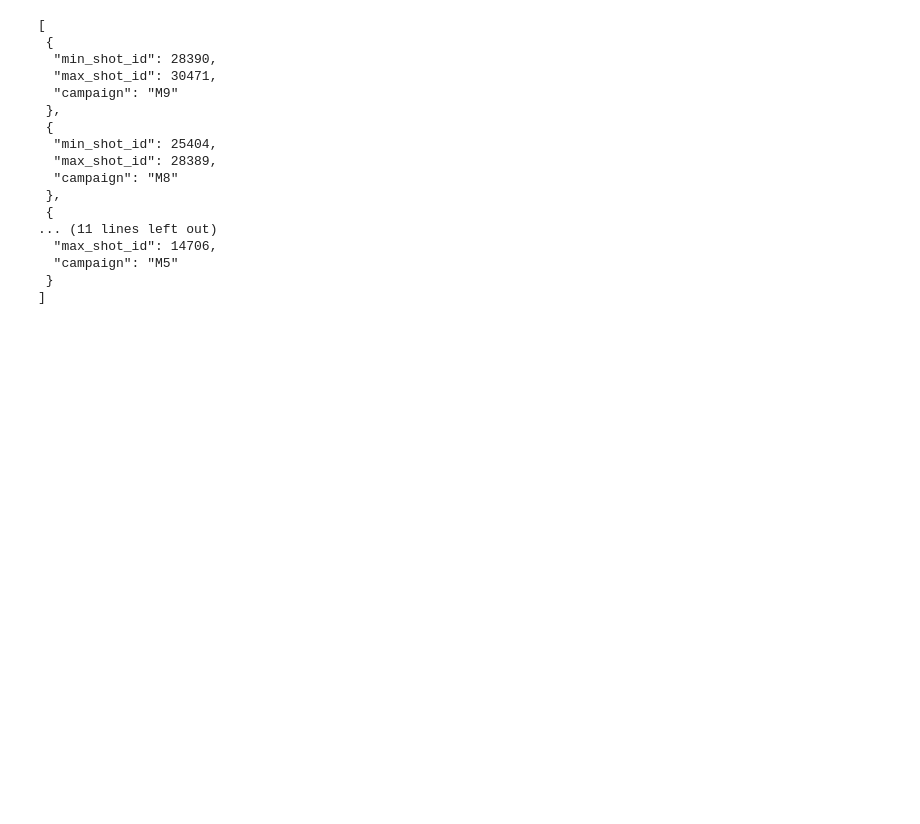
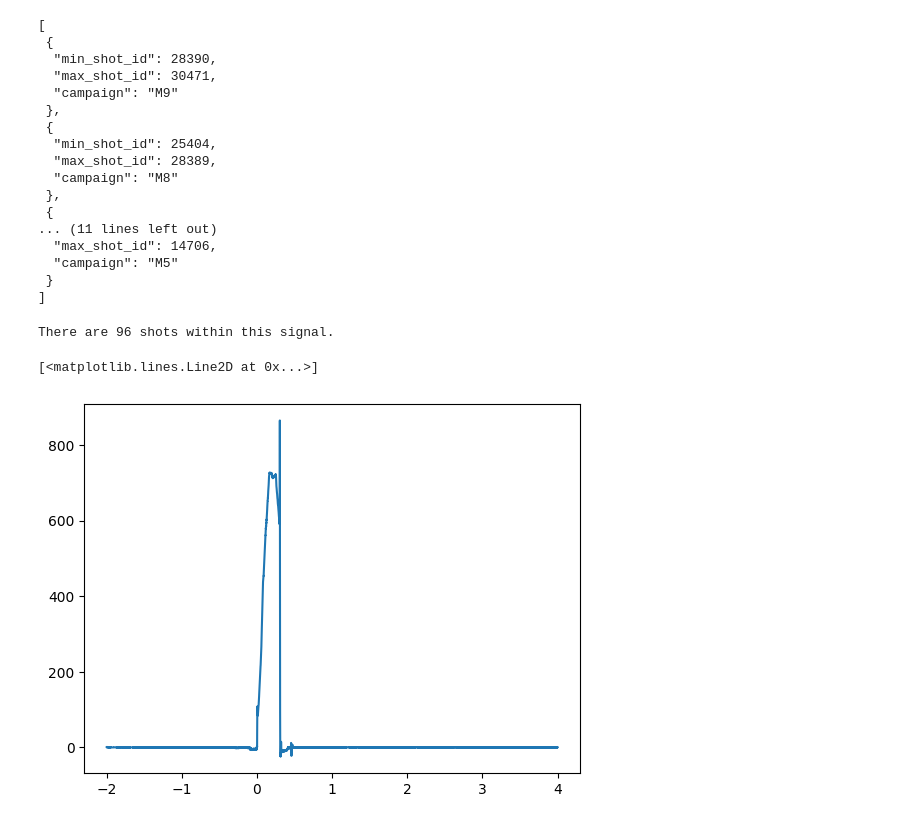
Before and after one commit to samueljackson92/mast-book, a Jupyter notebook: demo.ipynb, the cells around one changed output. Cells and saved outputs as stored; diff of their text form; code cells hidden in the pictures; blank space fills up the shorter version.

```diff
--- a/demo.ipynb
+++ b/demo.ipynb
@@ -117,18 +117,23 @@ print(json.dumps(result.json(), indent=1))
 # %%
 import s3fs
 import zarr
 import matplotlib.pyplot as plt
 
-url = 's3://mast/AMC_PLASMA_CURRENT.zarr'
+ENDPOINT_URL = 'https://s3.echo.stfc.ac.uk'
+url = 's3://mast/AMC/AMC_PLASMA-CURRENT.zarr'
 kwargs = {'endpoint_url': ENDPOINT_URL}
 
 s3 = s3fs.S3FileSystem(anon=True, client_kwargs=kwargs)
 store = zarr.storage.FSStore(url, fs=s3)
 
 handle = zarr.open_consolidated(store)
 groups = list(handle.groups())
 
 print(f"There are {len(groups)} shots within this signal.")
 
 shot = handle['30420']
-plt.plot(shot['time'], shot['data'])
+plt.plot(shot['time'][:], shot['data'][:])
+# %% [output]
+There are 96 shots within this signal.
+[<matplotlib.lines.Line2D at 0x...>]
+[figure, added]
```
Also changed, not shown: parts of 2 cells of this notebook.
